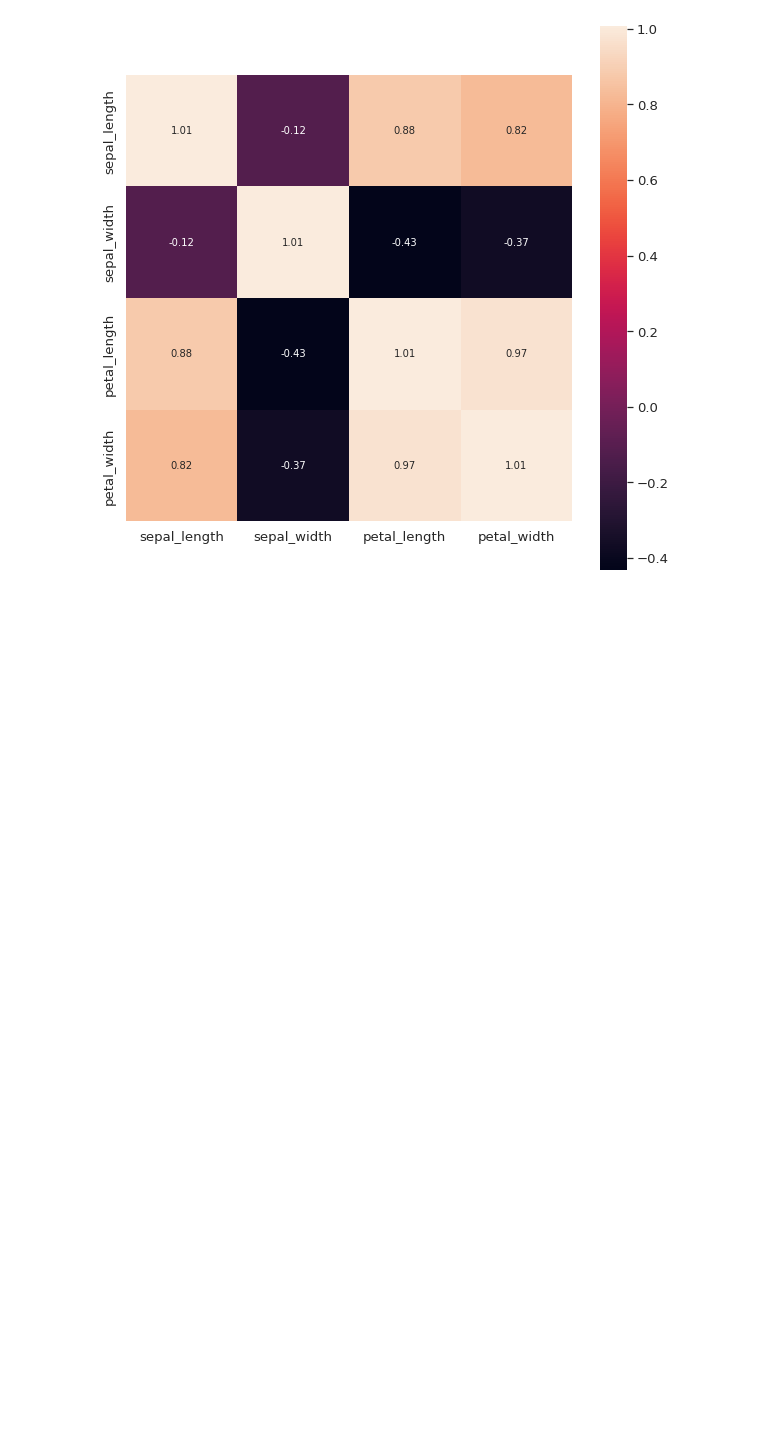
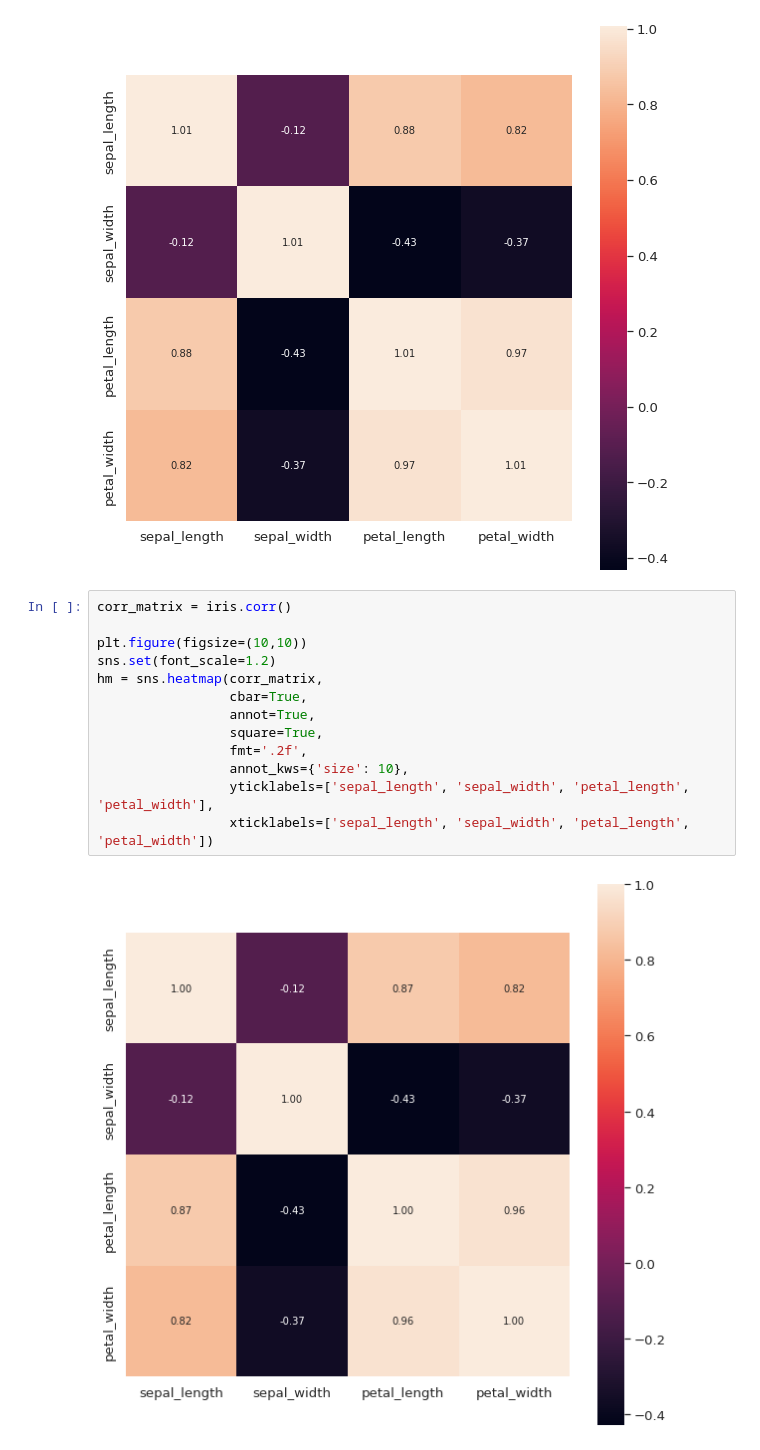
Before and after one commit to prsantiago/estadistica-descriptiva, a Jupyter notebook: [clase-19]matriz-covarianza.ipynb, the cells around one changed output. Cells and saved outputs as stored; diff of their text form; blank space fills up the shorter version.

```diff
--- a/[clase-19]matriz-covarianza.ipynb
+++ b/[clase-19]matriz-covarianza.ipynb
@@ -55,6 +56,21 @@ hm = sns.heatmap(covariance_matrix,
                  xticklabels=['sepal_length', 'sepal_width', 'petal_length', 'petal_width'])
 # %% [output]
 [figure]
+# %%
+corr_matrix = iris.corr()
+
+plt.figure(figsize=(10,10))
+sns.set(font_scale=1.2)
+hm = sns.heatmap(corr_matrix,
+                 cbar=True,
+                 annot=True,
+                 square=True,
+                 fmt='.2f',
+                 annot_kws={'size': 10},
+                 yticklabels=['sepal_length', 'sepal_width', 'petal_length', 'petal_width'],
+                 xticklabels=['sepal_length', 'sepal_width', 'petal_length', 'petal_width'])
+# %% [output]
+[figure, added]
 # %% [markdown]
 <a style='text-decoration:none;line-height:16px;display:flex;color:#5B5B62;padding:10px;justify-content:end;' href='https://deepnote.com?utm_source=created-in-deepnote-cell&projectId=975a9881-5576-4edd-a88a-36ced0dd2f60' target="_blank">
 <img alt='Created in deepnote.com' style='display:inline;max-height:16px;margin:0px;margin-right:7.5px;' src='embedded-picture-1' > </img>
```
Also changed, not shown: parts of 1 cell of this notebook.
